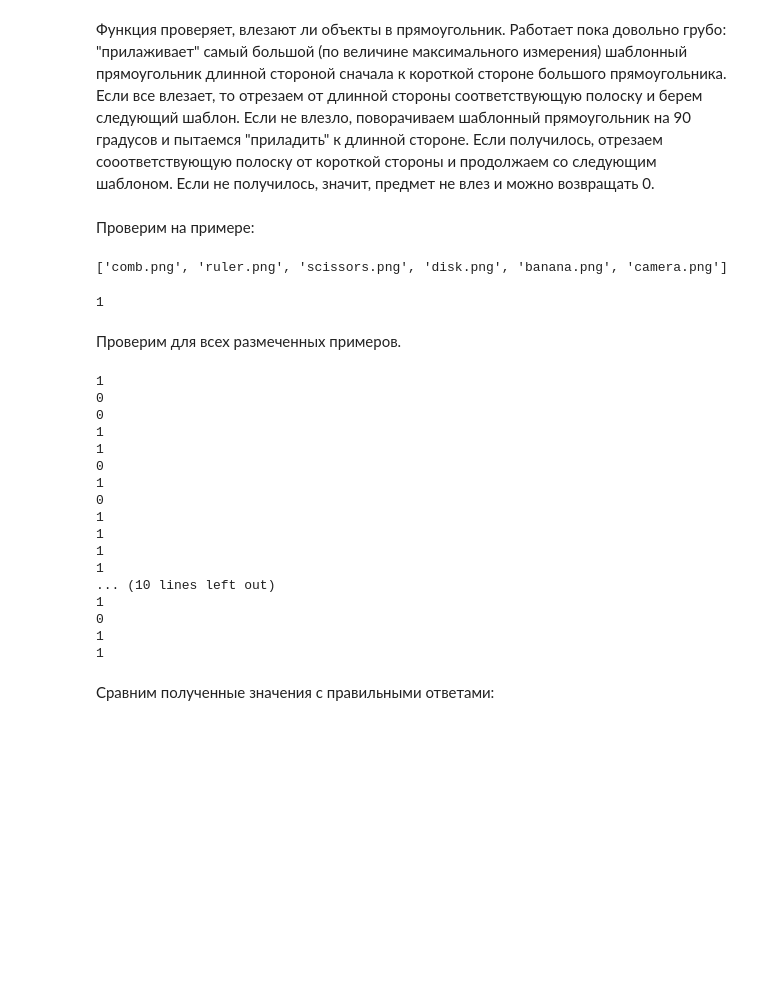
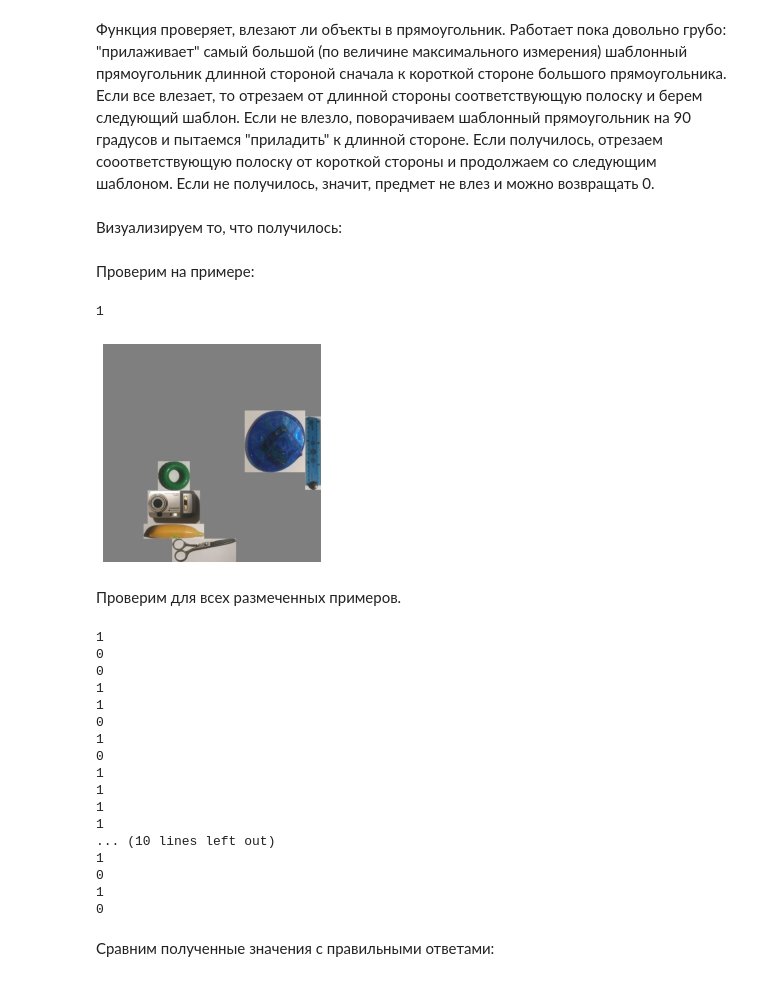
Before and after one commit to nastyakor01/IntellPlacer, a Jupyter notebook: Intell_placer.ipynb, the cells around one changed output. Drawn from its saved outputs; the diff is of its cells as text; code cells hidden in the pictures; blank space fills up the shorter version.

```diff
--- a/Intell_placer.ipynb
+++ b/Intell_placer.ipynb
@@ -279,8 +273,10 @@ def find_appr_templates(in_descriptors):
     num = []
     for i, template in enumerate(templates):
         matches = match_descriptors(in_descriptors, des[template], cross_check = True)
-        src = kps[template][matches[:, 0]]
-        dst = in_keypoints[matches[:, 1]]
+#        print(template)
+#        print(matches)
+        src = kps[template][matches[:, 1]]
+        dst = in_keypoints[matches[:, 0]]
 
         # ищем преобразование, переводящее как можно больше особых точек шаблона в соответствующие точки картинки
         _, inliers = ransac((src, dst), AffineTransform,
@@ -292,9 +288,18 @@ def find_appr_templates(in_descriptors):
         num.append([np.count_nonzero(inliers), template])
 
     num.sort(key = lambda a: a[0], reverse=True)
+#    print(num)
     # выбираем наиболее подходящие шаблоны
+
     appr_templates = num[:comp_amount]
     appr_templates = [elem[1] for elem in appr_templates]
+
+    #nums = [elem[0] for elem in num]
+    #appr_templates = []
+    #for i in range(len(num)):
+    #    if num[i][0] >= 5:
+    #        appr_templates.append(num[i][1])
+
     # сортируем в порядке убывания максимального измерения описывающего прямоугольника
     # нужно для геометрической части
     appr_templates.sort(key = lambda x: max_dim[x], reverse = True)
@@ -332,6 +337,12 @@ def get_min_dim(coordinates):
     h = coordinates[1][1] - coordinates[0][1]
     w = coordinates[2][0] - coordinates[0][0]
     return min(h, w)
+
+def get_w(coordinates):
+    return coordinates[1][1] - coordinates[0][1]
+
+def get_h(coordinates):
+    return coordinates[2][0] - coordinates[0][0]
 # %% [markdown]
 Пример:
 # %%
@@ -353,9 +358,15 @@ def check_polygon(d1, d2, appr_templates):
         return 1
     max_poly_dim = max(d1, d2)
     min_poly_dim = min(d1, d2)
+
     for i in range(len(appr_templates)):
         template = appr_templates[i]
         temp = poly[template]
+
+        if max_poly_dim < min_poly_dim:
+            tmp = max_poly_dim
+            max_poly_dim = min_poly_dim
+            min_poly_dim = tmp
 
         max_templ_dim = get_max_dim(temp)
         min_templ_dim = get_min_dim(temp)
@@ -367,3 +378,5 @@ def check_polygon(d1, d2, appr_templates):
         else:
             return 0
     return 1
+# %% [markdown]
+Визуализируем то, что получилось:
@@ -370,19 +445,22 @@ def check_polygon(d1, d2, appr_templates):
 # %% [markdown]
 Проверим на примере:
 # %%
+coordinates = get_coords(0)
 d1 = get_max_dim(coordinates)
 d2 = get_min_dim(coordinates)
-print(appr_templates)
+w = get_w(coordinates)
+h = get_h(coordinates)
 check_polygon(d1, d2, appr_templates)
+print_polygon(w, h, appr_templates)
 # %% [output]
-['comb.png', 'ruler.png', 'scissors.png', 'disk.png', 'banana.png', 'camera.png']
+1
-1
+[figure, added]
 # %% [markdown]
 Проверим для всех размеченных примеров.
 # %%
 answers = []
 for i in range(26):
-    edge_img, _, in_descriptors = find_kps_and_des(i)
+    blue_img, edge_img, _, in_descriptors = find_kps_and_des(i)
     comp_amount = find_comp_amount(i)[0]
     appr_templates = find_appr_templates(in_descriptors)
     coordinates = get_coords(i)
@@ -407,7 +485,7 @@ for i in range(26):
 1
 0
 1
-1
+0
 # %% [markdown]
 Сравним полученные значения с правильными ответами:
 # %%
```
Also changed, not shown: parts of 25 cells of this notebook, 11 other files.
